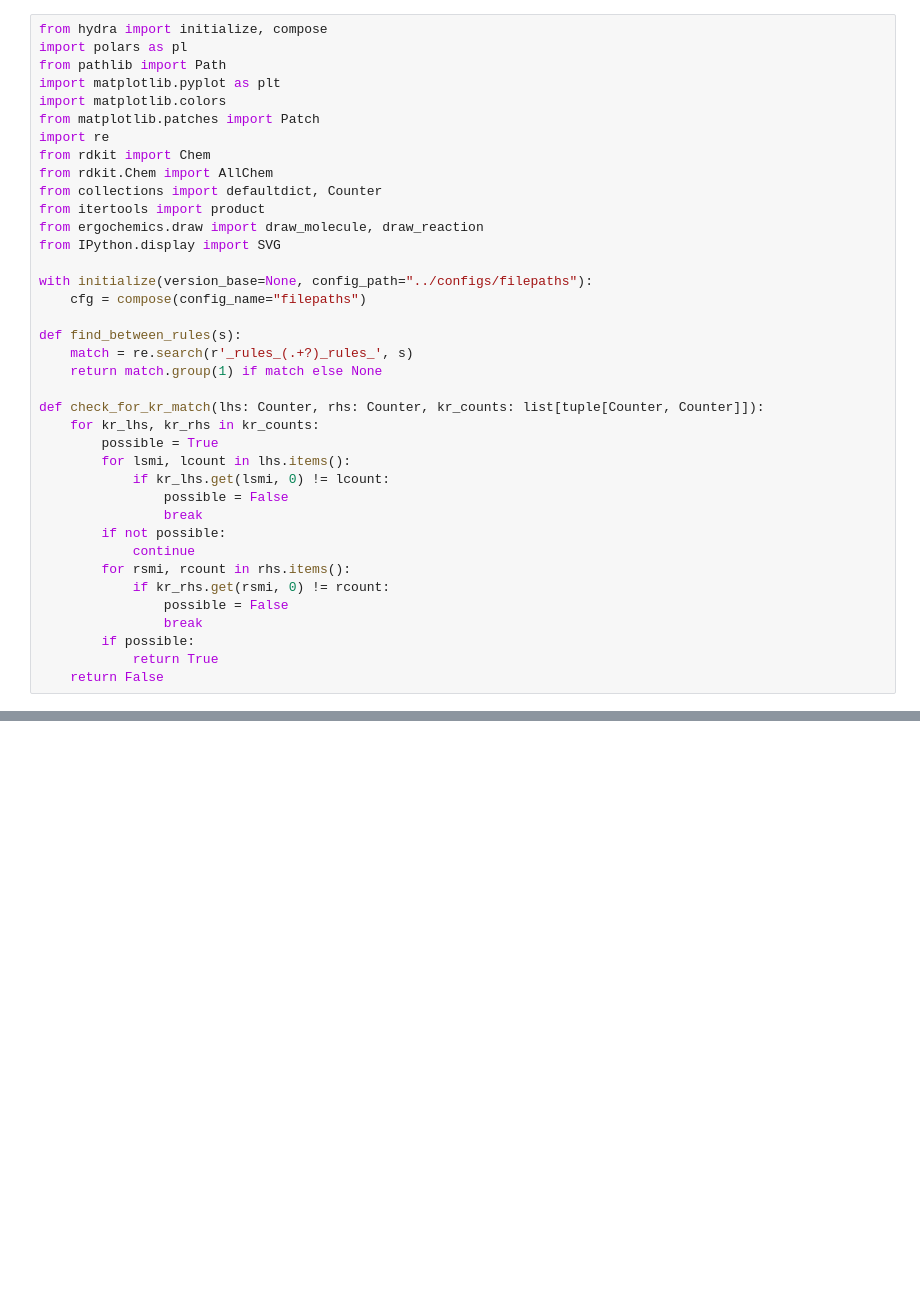
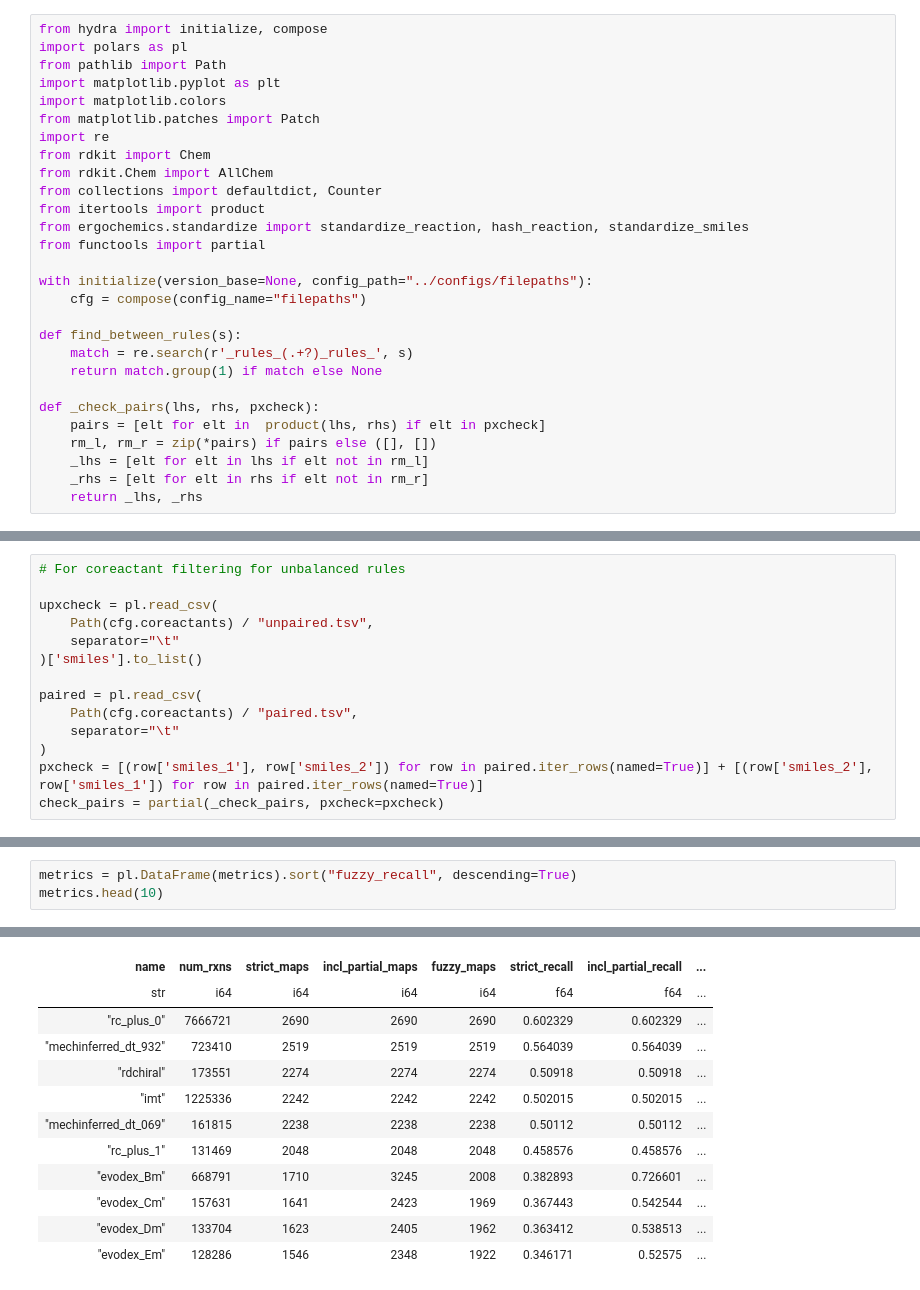
Before and after one commit to stefanpate/coarse-grain-rxns, a Jupyter notebook: notebooks/time_split_rule_generative_performance.ipynb, the cells around one changed output, grey strips where cells are left out. Saved outputs shown, nothing was run; the diff lists cells and outputs as text; blank space fills up the shorter version.

Commit message:
cleaned up time split rule gen perf

```diff
--- a/notebooks/time_split_rule_generative_performance.ipynb
+++ b/notebooks/time_split_rule_generative_performance.ipynb
@@ -10,8 +10,8 @@ from rdkit import Chem
 from rdkit.Chem import AllChem
 from collections import defaultdict, Counter
 from itertools import product
-from ergochemics.draw import draw_molecule, draw_reaction
-from IPython.display import SVG
+from ergochemics.standardize import standardize_reaction, hash_reaction, standardize_smiles
+from functools import partial
 
 with initialize(version_base=None, config_path="../configs/filepaths"):
     cfg = compose(config_name="filepaths")
@@ -20,22 +20,12 @@ def find_between_rules(s):
     match = re.search(r'_rules_(.+?)_rules_', s)
     return match.group(1) if match else None
 
-def check_for_kr_match(lhs: Counter, rhs: Counter, kr_counts: list[tuple[Counter, Counter]]):
-    for kr_lhs, kr_rhs in kr_counts:
-        possible = True
-        for lsmi, lcount in lhs.items():
-            if kr_lhs.get(lsmi, 0) != lcount:
-                possible = False
-                break
-        if not possible:
-            continue
-        for rsmi, rcount in rhs.items():
-            if kr_rhs.get(rsmi, 0) != rcount:
-                possible = False
-                break
-        if possible:
-            return True
-    return False
+def _check_pairs(lhs, rhs, pxcheck):
+    pairs = [elt for elt in  product(lhs, rhs) if elt in pxcheck]
+    rm_l, rm_r = zip(*pairs) if pairs else ([], [])
+    _lhs = [elt for elt in lhs if elt not in rm_l]
+    _rhs = [elt for elt in rhs if elt not in rm_r]
+    return _lhs, _rhs
 # %%
 cutoff_date = 2015
 pub = pl.read_parquet(Path(cfg.raw_data) / "rxn_pub_dates.parquet")
@@ -60 +50,15 @@ shape: (5, 3)
+# %%
+# For coreactant filtering for unbalanced rules
+
+upxcheck = pl.read_csv(
+    Path(cfg.coreactants) / "unpaired.tsv",
+    separator="\t"
+)['smiles'].to_list()
+
+paired = pl.read_csv(
+    Path(cfg.coreactants) / "paired.tsv",
+    separator="\t"
+)
+pxcheck = [(row['smiles_1'], row['smiles_2']) for row in paired.iter_rows(named=True)] + [(row['smiles_2'], row['smiles_1']) for row in paired.iter_rows(named=True)]
+check_pairs = partial(_check_pairs, pxcheck=pxcheck)
 # %%
@@ -169,0 +183,4 @@ shape: (10, 6)
+# %%
+metrics = pl.DataFrame(metrics).sort("fuzzy_recall", descending=True)
+metrics.head(10)
+# %% [output]
@@ -170,3 +188,15 @@ shape: (10, 6)
+| name | num_rxns | strict_maps | incl_partial_maps | fuzzy_maps | strict_recall | incl_partial_recall | ... |
+| str | i64 | i64 | i64 | i64 | f64 | f64 | ... |
+| "rc_plus_0" | 7666721 | 2690 | 2690 | 2690 | 0.602329 | 0.602329 | ... |
+| "mechinferred_dt_932" | 723410 | 2519 | 2519 | 2519 | 0.564039 | 0.564039 | ... |
+| "rdchiral" | 173551 | 2274 | 2274 | 2274 | 0.50918 | 0.50918 | ... |
+| "imt" | 1225336 | 2242 | 2242 | 2242 | 0.502015 | 0.502015 | ... |
+| "mechinferred_dt_069" | 161815 | 2238 | 2238 | 2238 | 0.50112 | 0.50112 | ... |
+| "rc_plus_1" | 131469 | 2048 | 2048 | 2048 | 0.458576 | 0.458576 | ... |
+| "evodex_Bm" | 668791 | 1710 | 3245 | 2008 | 0.382893 | 0.726601 | ... |
+| "evodex_Cm" | 157631 | 1641 | 2423 | 1969 | 0.367443 | 0.542544 | ... |
+| "evodex_Dm" | 133704 | 1623 | 2405 | 1962 | 0.363412 | 0.538513 | ... |
+| "evodex_Em" | 128286 | 1546 | 2348 | 1922 | 0.346171 | 0.52575 | ... |
 # %%
 Rs = [0, 1, 2, 3, 4]
 dts = ['932', '069', '021', '009', '005']
```
Also changed, not shown: parts of 23 cells of this notebook, 1 other file.
